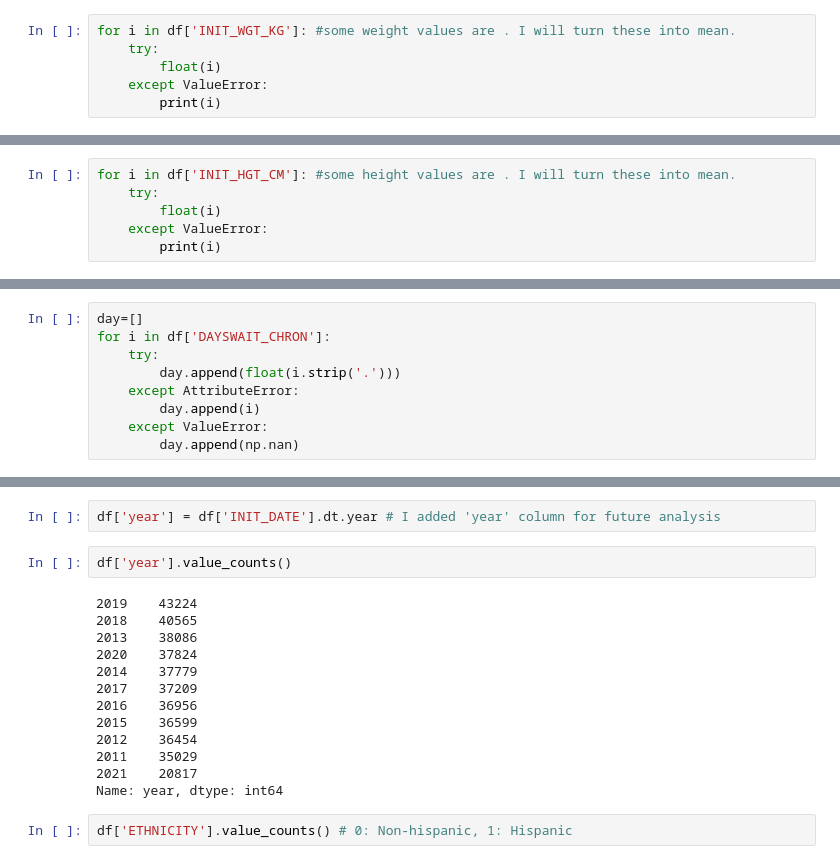
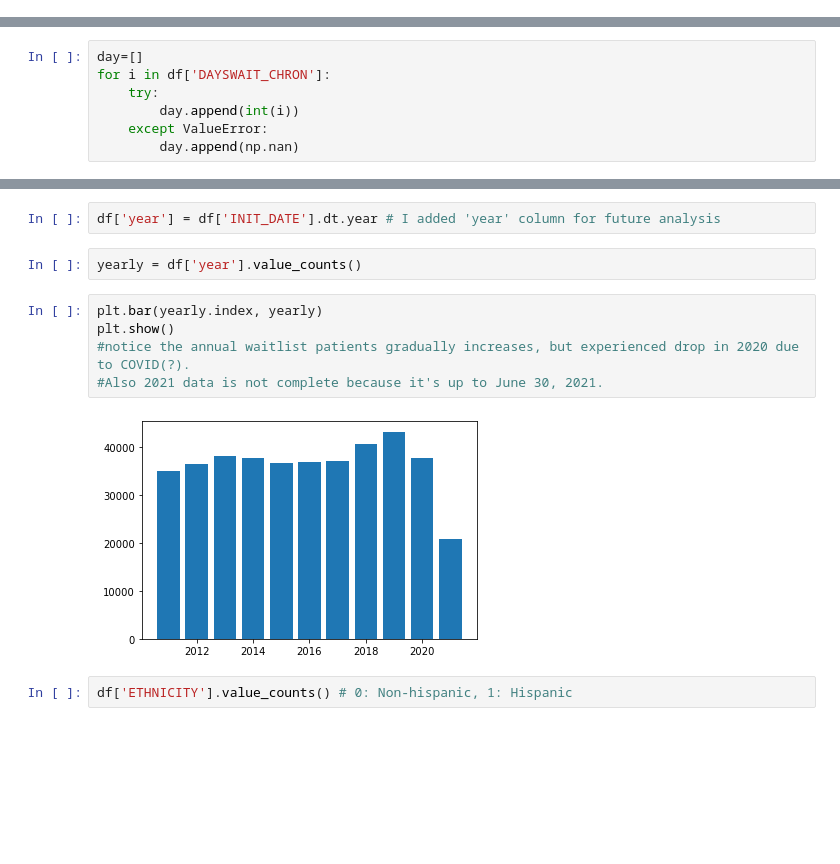
Before and after one commit to DaeHyun-K/Springboard, a Jupyter notebook: Second Capstone/Exploratory Data Analysis.ipynb, the cells around one changed output, grey strips where cells are left out. Cells and saved outputs as stored; diff of their text form; blank space fills up the shorter version.

```diff
--- a/Second Capstone/Exploratory Data Analysis.ipynb
+++ b/Second Capstone/Exploratory Data Analysis.ipynb
@@ -144,8 +185,2 @@ df['INIT_STAT'].unique() # waiting list status code, also not sure about meaning
 # %% [output]
 array([4010, 4099, 4050, 4060, 4020])
-# %%
-for i in df['INIT_WGT_KG']: #some weight values are . I will turn these into mean.
-    try:
-        float(i)
-    except ValueError:
-        print(i)
@@ -196,9 +213,3 @@ plt.show()
 [figure]
 # %%
 df['INIT_WGT_KG'] = weight
-# %%
-for i in df['INIT_HGT_CM']: #some height values are . I will turn these into mean.
-    try:
-        float(i)
-    except ValueError:
-        print(i)
@@ -315,9 +308,7 @@ array(['9', '.', '13', '8', '4', '43', '14', '7', '15', '24', '12', '17',
 day=[]
 for i in df['DAYSWAIT_CHRON']:
     try:
-        day.append(float(i.strip('.')))
-    except AttributeError:
-        day.append(i)
+        day.append(int(i))
     except ValueError:
         day.append(np.nan)
 # %%
@@ -358,20 +353,14 @@ df['INIT_DATE'] = pd.to_datetime(df['INIT_DATE'], errors='coerce')
 # %%
 df['year'] = df['INIT_DATE'].dt.year # I added 'year' column for future analysis
 # %%
-df['year'].value_counts()
+yearly = df['year'].value_counts()
-# %% [output]
-2019    43224
-2018    40565
-2013    38086
-2020    37824
-2014    37779
-2017    37209
-2016    36956
-2015    36599
-2012    36454
-2011    35029
-2021    20817
-Name: year, dtype: int64
+# %%
+plt.bar(yearly.index, yearly)
+plt.show()
+#notice the annual waitlist patients gradually increases, but experienced drop in 2020 due to COVID(?).
+#Also 2021 data is not complete because it's up to June 30, 2021.
+# %% [output]
+[figure, added]
 # %%
 df['ETHNICITY'].value_counts() # 0: Non-hispanic, 1: Hispanic
 # %% [output]
```
Also changed, not shown: parts of 108 cells of this notebook.
